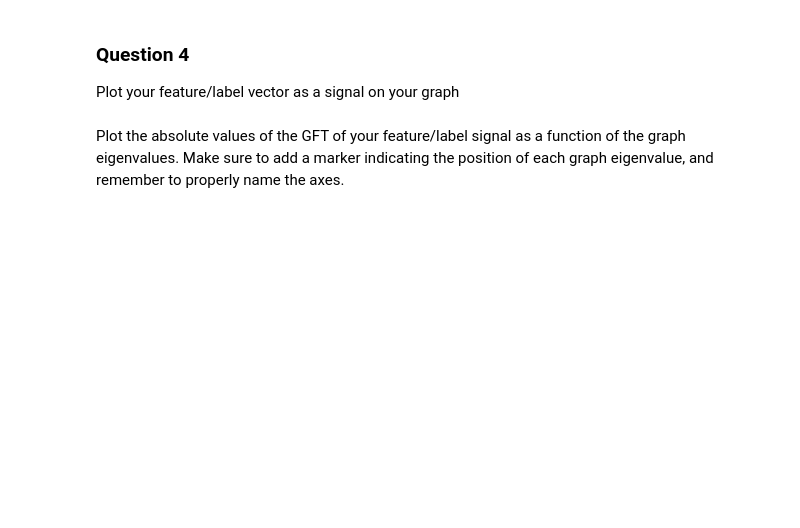
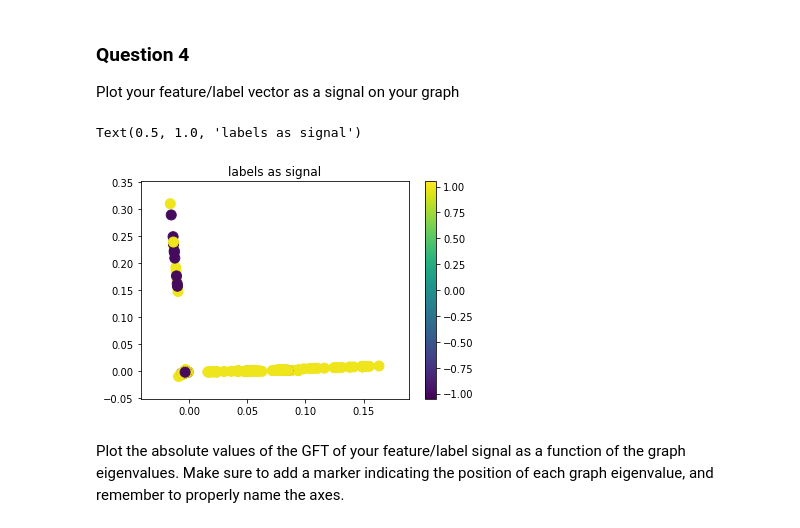
Before and after one commit to dsalathe/group_ntds, a Jupyter notebook: 4_graph_signal_processing.ipynb, the cells around one changed output. Saved outputs shown, nothing was run; the diff lists cells and outputs as text; code cells hidden in the pictures; blank space fills up the shorter version.

```diff
--- a/4_graph_signal_processing.ipynb
+++ b/4_graph_signal_processing.ipynb
@@ -112,10 +112,17 @@ def grad(adjacency):
         #print(current_edge)
 
     return s
+# %%
+import pandas as pd
+nodes = pd.read_csv('data/nodes.csv')
 # %%
 laplacian = sparse.csgraph.laplacian(adjacency, normed=False) # choose combinatorial uppon advise of assistant
 gradient = grad(adjacency)
-#labels = # Your code here.
+
+# For this milestone, we have chosen the labels as "South" (-1) or "North" (1)
+# depending on the sign of the latitude
+labels = nodes["Latitude"].apply(lambda x: -1 if x < 0 else 1).values[:-25]
+
 n_nodes = adjacency.shape[0]
 # %% [output]
 18616
@@ -210,2 +212,8 @@ Plot your feature/label vector as a signal on your graph
+# %%
+graph.plot_signal(labels)
+plt.title("labels as signal")
+# %% [output]
+Text(0.5, 1.0, 'labels as signal')
+[figure, added]
 # %% [markdown]
 Plot the absolute values of the GFT of your feature/label signal as a function of the graph eigenvalues. Make sure to add a marker indicating the position of each graph eigenvalue, and remember to properly name the axes.
```
Also changed, not shown: parts of 11 cells of this notebook, 2 other files.
